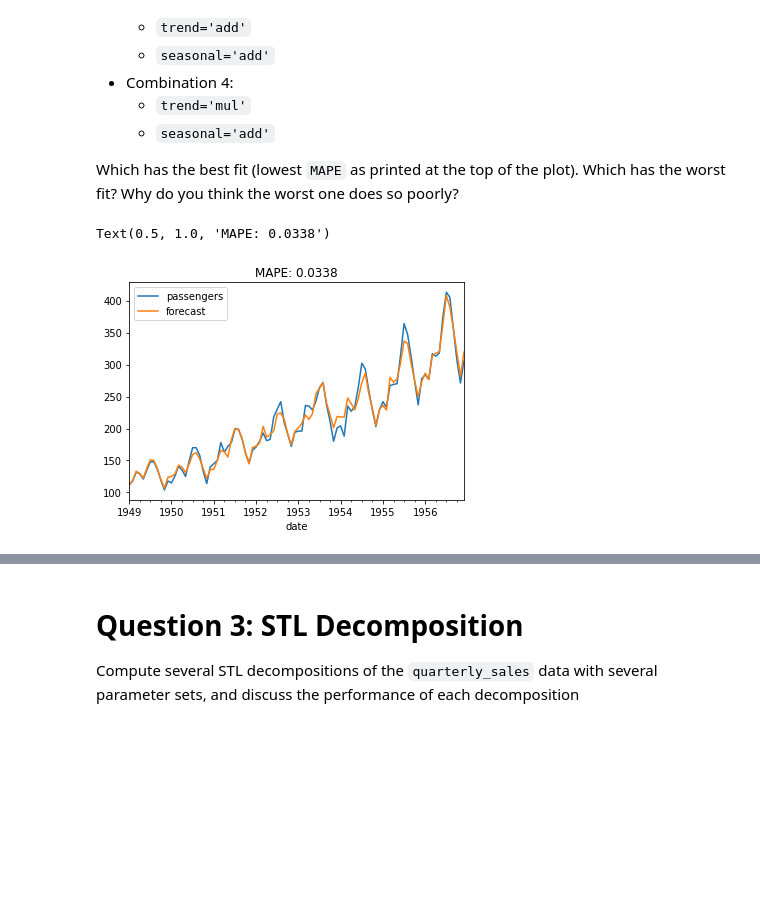
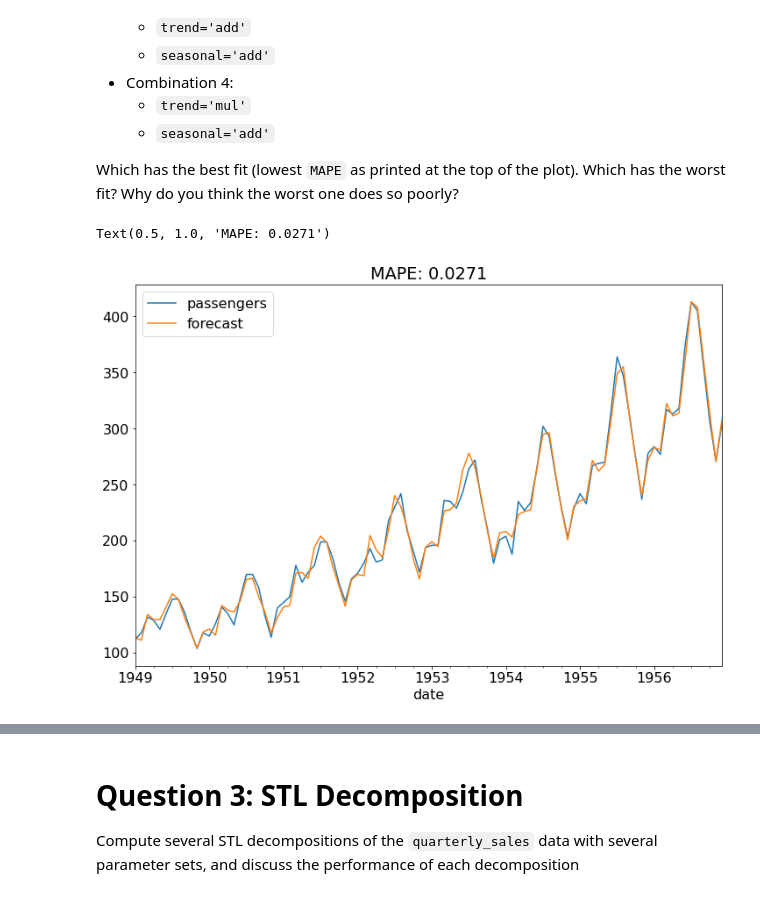
Before and after one commit to ZacharySBrown/vcu-scma440-2021q1, a Jupyter notebook: assignments/SOLUTIONS/Assignment2_SOLUTION.ipynb, the cells around one changed output, grey strips where cells are left out. Cells and saved outputs as stored; diff of their text form; code cells hidden in the pictures; blank space fills up the shorter version.

```diff
--- a/assignments/SOLUTIONS/Assignment2_SOLUTION.ipynb
+++ b/assignments/SOLUTIONS/Assignment2_SOLUTION.ipynb
@@ -208,29 +227,29 @@ Which has the best fit (lowest `MAPE` as printed at the top of the plot). Which
 # %%
 # MODIFY THE INPUT VALUES TO ExponentialSmoothing() to
 # SPECIFY THE TREND AND SEASONAL TYPE
 
 model = ExponentialSmoothing(
     endog=airline_series['passengers'],
     trend='mul',
-    seasonal='add',
+    seasonal='mul',
     seasonal_periods=12
     )
 
 ######################################
 #
 # DO NOT MODIFY CODE BELOW THIS LINE!
 #
 ######################################
 
 results = model.fit()
 
 airline_series['forecast'] = results.fittedvalues
 
 airline_series.plot()
 
 MAPE = (abs(airline_series['passengers'] - airline_series['forecast'])/airline_series['passengers']).mean()
 
 plt.title('MAPE: {:.4f}'.format(MAPE))
 # %% [output]
-Text(0.5, 1.0, 'MAPE: 0.0338')
+Text(0.5, 1.0, 'MAPE: 0.0271')
-[figure, old version]
+[figure, new version]
```
Also changed, not shown: parts of 15 cells of this notebook.
